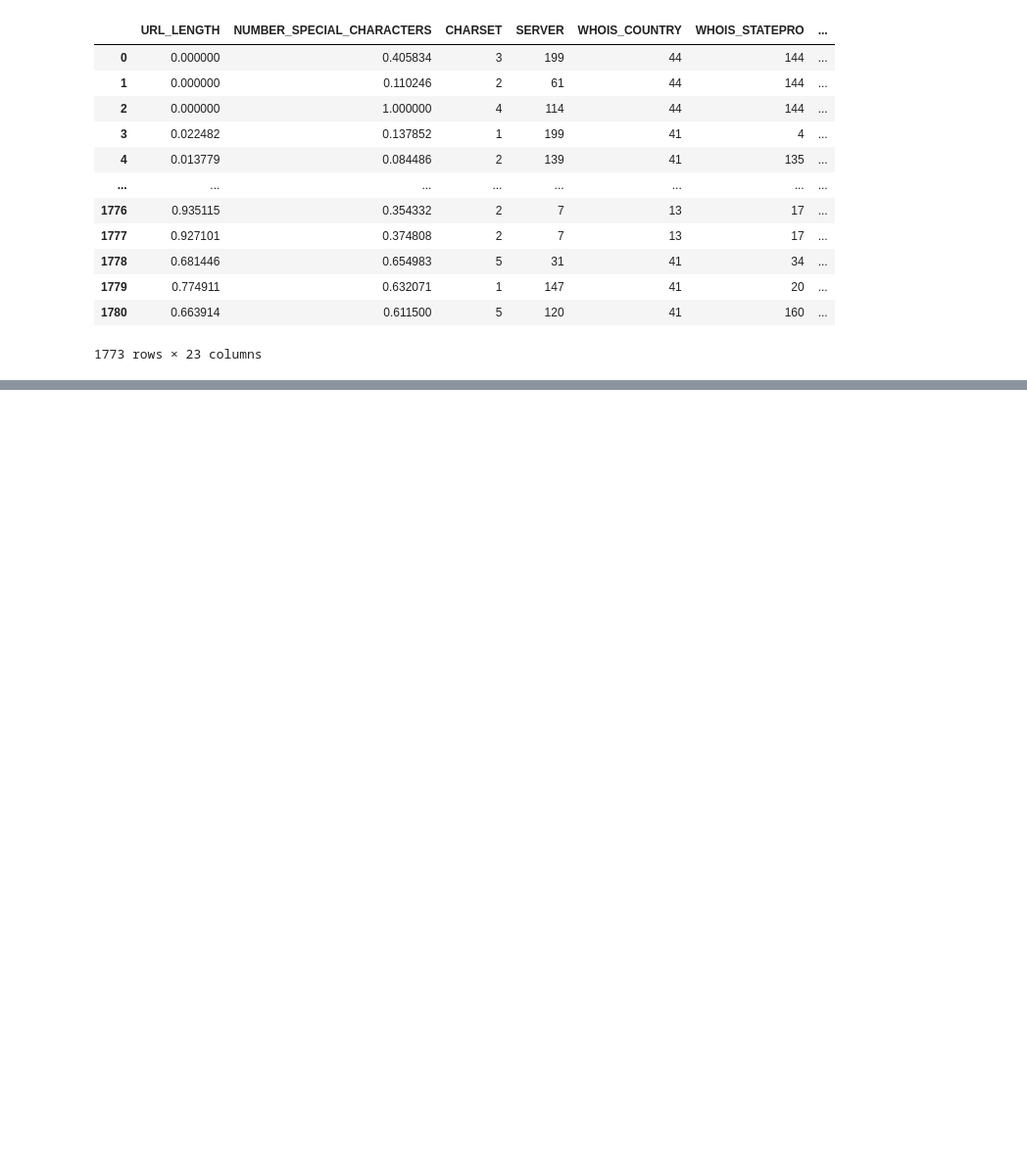
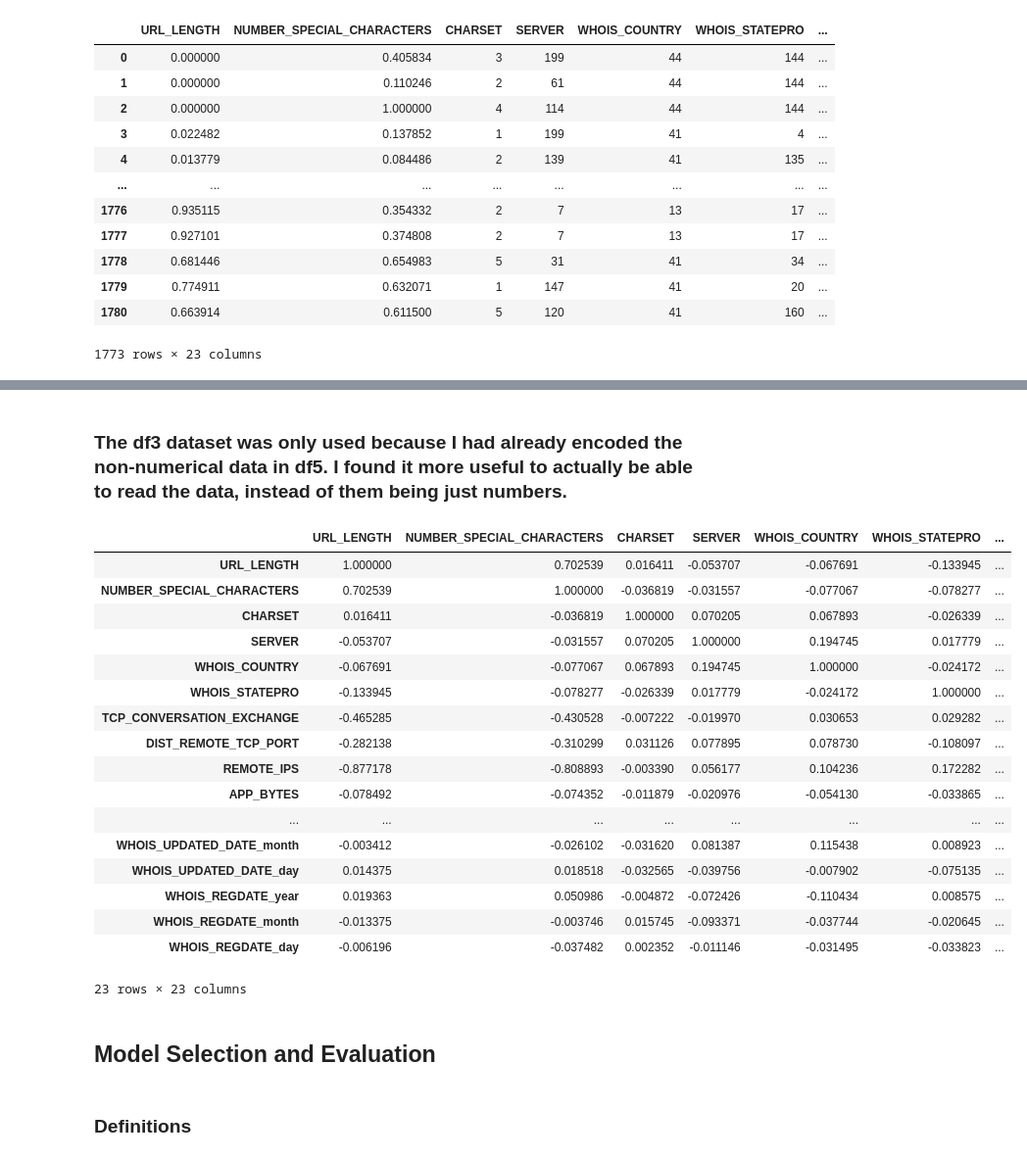
Before and after one commit to IvanMijic0/Malicious_and_Benign_Websites_Detection, a Jupyter notebook: main.ipynb, the cells around one changed output, grey strips where cells are left out. Shown at 98% size. Saved outputs shown, nothing was run; the diff lists cells and outputs as text; code cells hidden in the pictures; blank space fills up the shorter version.

```diff
--- a/main.ipynb
+++ b/main.ipynb
@@ -814,0 +964,27 @@ df5
+# %% [markdown]
+### The df3 dataset was only used because I had already encoded the non-numerical data in df5. I found it more useful to actually be able to read the data, instead of them being just numbers.
+# %%
+df5.corr()
+# %% [output]
+|  | URL_LENGTH | NUMBER_SPECIAL_CHARACTERS | CHARSET | SERVER | WHOIS_COUNTRY | WHOIS_STATEPRO | ... |
+| URL_LENGTH | 1.000000 | 0.702539 | 0.016411 | -0.053707 | -0.067691 | -0.133945 | ... |
+| NUMBER_SPECIAL_CHARACTERS | 0.702539 | 1.000000 | -0.036819 | -0.031557 | -0.077067 | -0.078277 | ... |
+| CHARSET | 0.016411 | -0.036819 | 1.000000 | 0.070205 | 0.067893 | -0.026339 | ... |
+| SERVER | -0.053707 | -0.031557 | 0.070205 | 1.000000 | 0.194745 | 0.017779 | ... |
+| WHOIS_COUNTRY | -0.067691 | -0.077067 | 0.067893 | 0.194745 | 1.000000 | -0.024172 | ... |
+| WHOIS_STATEPRO | -0.133945 | -0.078277 | -0.026339 | 0.017779 | -0.024172 | 1.000000 | ... |
+| TCP_CONVERSATION_EXCHANGE | -0.465285 | -0.430528 | -0.007222 | -0.019970 | 0.030653 | 0.029282 | ... |
+| DIST_REMOTE_TCP_PORT | -0.282138 | -0.310299 | 0.031126 | 0.077895 | 0.078730 | -0.108097 | ... |
+| REMOTE_IPS | -0.877178 | -0.808893 | -0.003390 | 0.056177 | 0.104236 | 0.172282 | ... |
+| APP_BYTES | -0.078492 | -0.074352 | -0.011879 | -0.020976 | -0.054130 | -0.033865 | ... |
+| ... | ... | ... | ... | ... | ... | ... | ... |
+| WHOIS_UPDATED_DATE_month | -0.003412 | -0.026102 | -0.031620 | 0.081387 | 0.115438 | 0.008923 | ... |
+| WHOIS_UPDATED_DATE_day | 0.014375 | 0.018518 | -0.032565 | -0.039756 | -0.007902 | -0.075135 | ... |
+| WHOIS_REGDATE_year | 0.019363 | 0.050986 | -0.004872 | -0.072426 | -0.110434 | 0.008575 | ... |
+| WHOIS_REGDATE_month | -0.013375 | -0.003746 | 0.015745 | -0.093371 | -0.037744 | -0.020645 | ... |
+| WHOIS_REGDATE_day | -0.006196 | -0.037482 | 0.002352 | -0.011146 | -0.031495 | -0.033823 | ... |
+23 rows × 23 columns
+# %% [markdown]
+## Model Selection and Evaluation
+# %% [markdown]
+### Definitions
```
Also changed, not shown: parts of 19 cells of this notebook, 4 other files.
